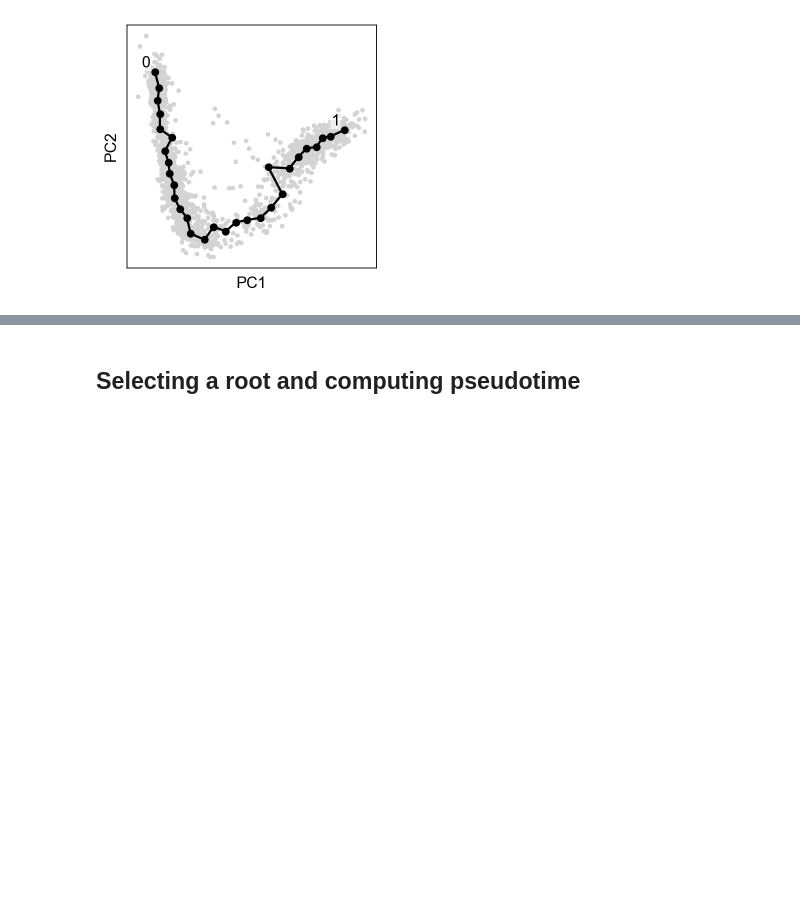
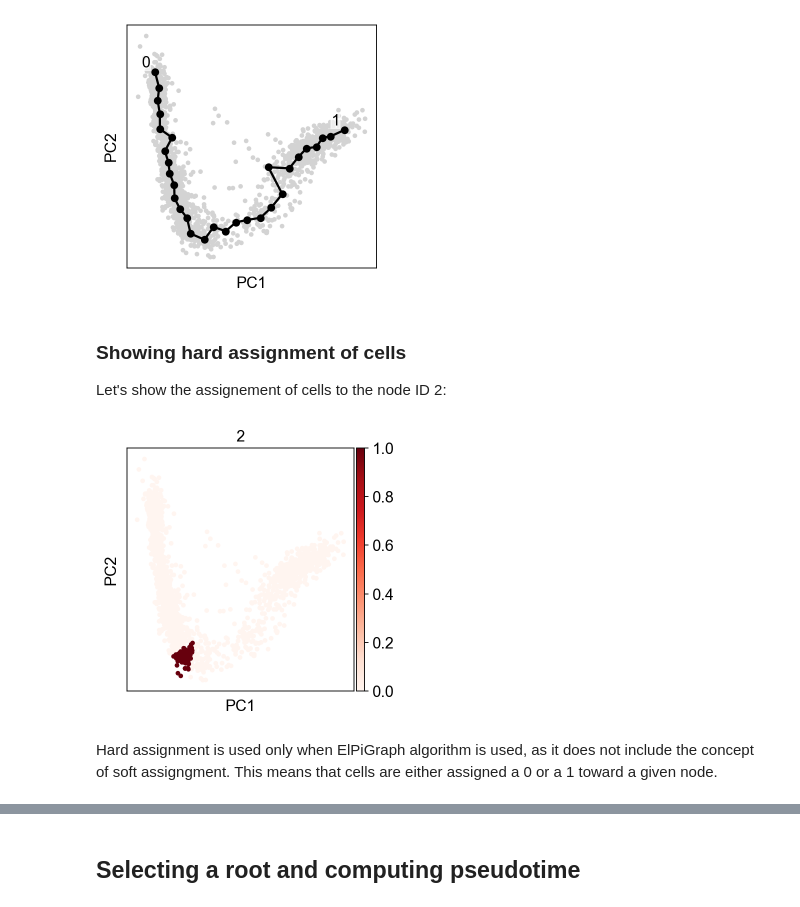
Before and after one commit to LouisFaure/scFates_notebooks, a Jupyter notebook: Basic_Curved_trajectory_analysis.ipynb, the cells around one changed output, grey strips where cells are left out. Cells and saved outputs as stored; diff of their text form; code cells hidden in the pictures; blank space fills up the shorter version.

```diff
--- a/Basic_Curved_trajectory_analysis.ipynb
+++ b/Basic_Curved_trajectory_analysis.ipynb
@@ -87,3 +87,14 @@ By default the plot function will annotate automatically the tips and the forks
 scf.pl.graph(adata,basis="pca")
 # %% [output]
 [figure]
+# %% [markdown]
+### Showing hard assignment of cells
+
+Let's show the assignement of cells to the node ID 2:
+# %%
+sc.pl.pca(sc.AnnData(adata.obsm["X_R"],obsm=adata.obsm),color="2",cmap="Reds")
+# %% [output]
+[figure, added]
+# %% [markdown]
+Hard assignment is used only when ElPiGraph algorithm is used, as it does not include the concept of soft assigngment.
+This means that cells are either assigned a 0 or a 1 toward a given node.
```
Also changed, not shown: parts of 20 cells of this notebook.
